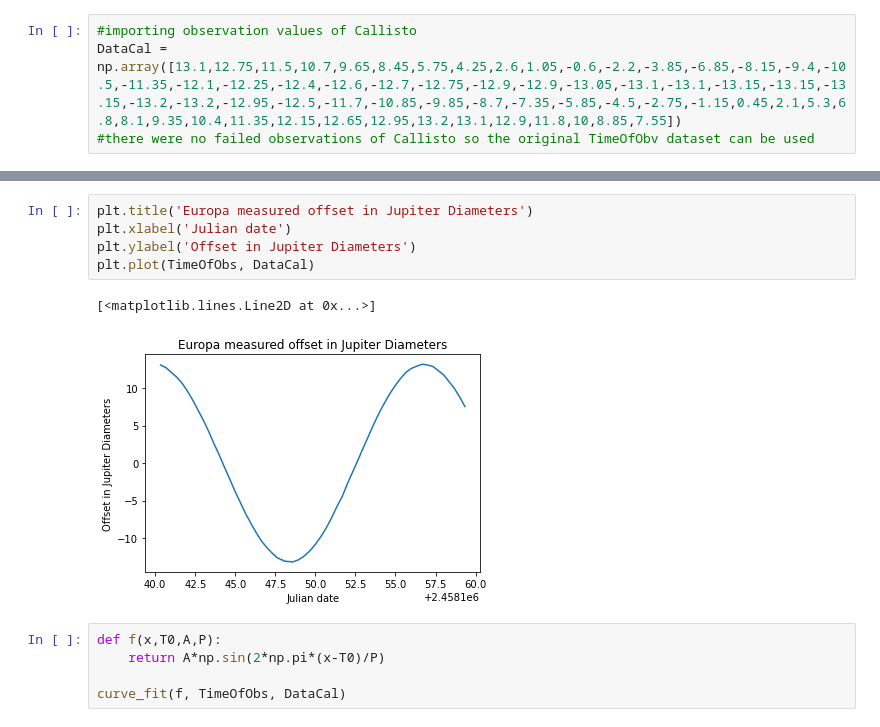
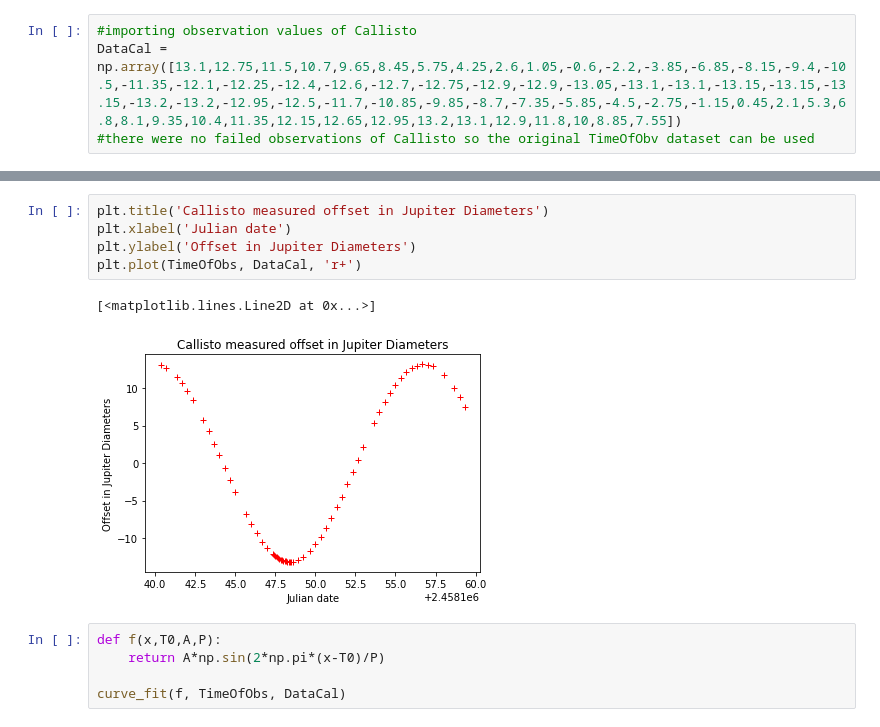
Before and after one commit to petemch/PHYC20040-Solar-LabData, a Jupyter notebook: Moons-of-jupiter-exp1.ipynb, the cells around one changed output, grey strips where cells are left out. Cells and saved outputs as stored; diff of their text form.

```diff
--- a/Moons-of-jupiter-exp1.ipynb
+++ b/Moons-of-jupiter-exp1.ipynb
@@ -53,11 +53,11 @@ plt.plot(TimeOfObsGan, DataGan)
 # %%
-plt.title('Europa measured offset in Jupiter Diameters')
+plt.title('Callisto measured offset in Jupiter Diameters')
 plt.xlabel('Julian date')
 plt.ylabel('Offset in Jupiter Diameters')
-plt.plot(TimeOfObs, DataCal)
+plt.plot(TimeOfObs, DataCal, 'r+')
 # %% [output]
 [<matplotlib.lines.Line2D at 0x...>]
-[figure, old version]
+[figure, new version]
 # %%
 def f(x,T0,A,P):
     return A*np.sin(2*np.pi*(x-T0)/P)
```
Also changed, not shown: parts of 3 cells of this notebook.
